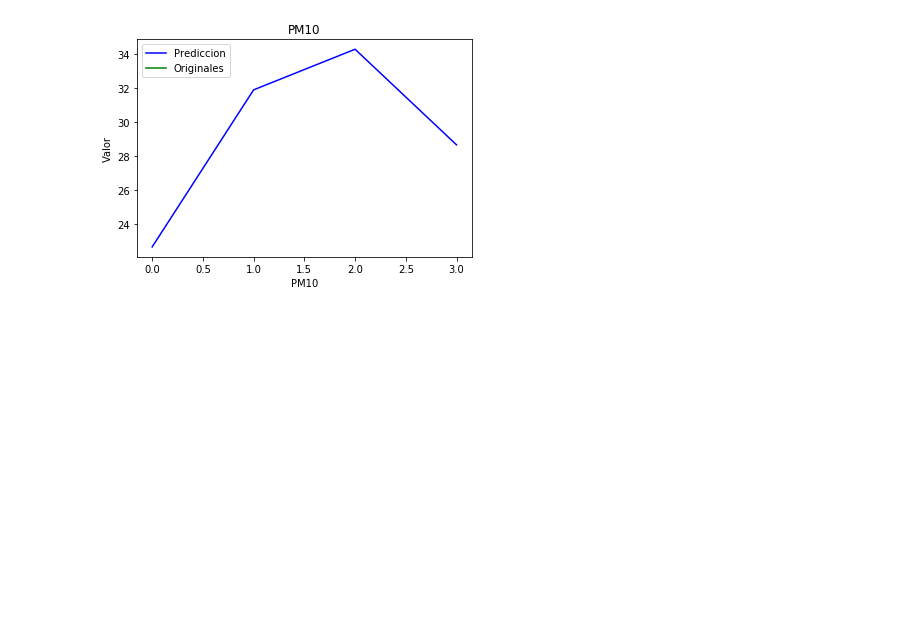
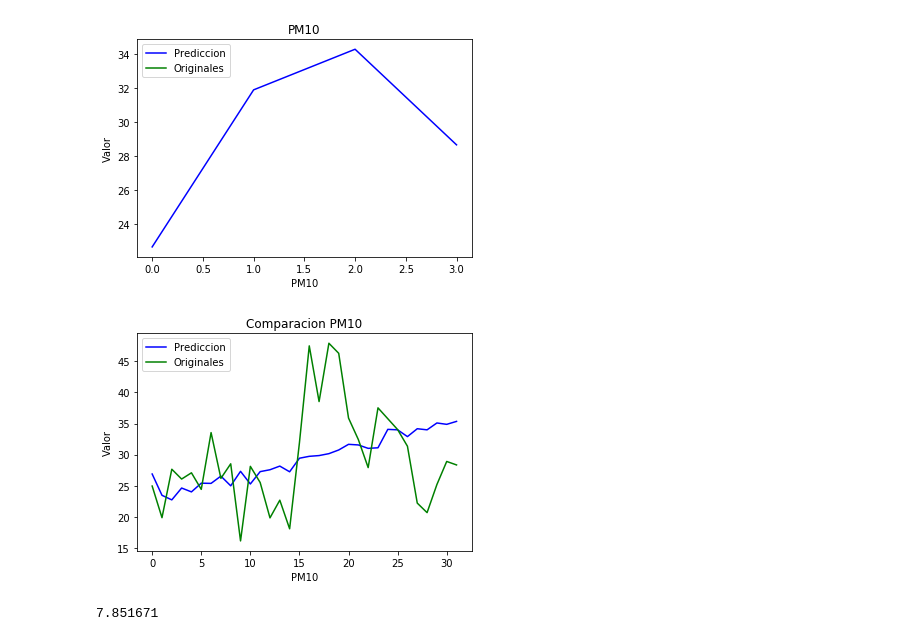
Before and after one commit to cchaparro/LTSM_Cali, a Jupyter notebook: Evaluacion/Evaluacion-flora_porcentaje.ipynb, the cells around one changed output. Drawn from its saved outputs; the diff is of its cells as text; code cells hidden in the pictures; blank space fills up the shorter version.

```diff
--- a/Evaluacion/Evaluacion-flora_porcentaje.ipynb
+++ b/Evaluacion/Evaluacion-flora_porcentaje.ipynb
@@ -142,3 +190,8 @@ dataOriginal=dataOriginal.drop(['Trimestre'], axis=1)
 # %%
 dataOriginalPM10 = pd.read_excel('../PreparacionDatos/FloraTotal_3mes_4V.xlsx' , sheet_name='FloraTotal' ,header=0)
 dataOriginalPM10 = dataOriginalPM10.astype('float32')
+# %%
+dataOriginal_bit = pd.read_excel('../PreparacionDatos/FloraTotal_3mes_pib.xlsx' , sheet_name='FloraTotal' ,header=0)
+#Borro solo columnas sin datos
+
+dataOriginal_bit = dataOriginal_bit.drop(['Unnamed: 0','Unnamed: 0.1','PM10'], axis=1)
@@ -158,3 +233,12 @@ salida=ejecutar_prueba_modelo(dataOriginal[rango_inferior:rango_superior])
 graficar_datos(salida, dataOriginalPM10.iloc[rango_inferior:rango_superior, 1].values)
 # %% [output]
 [figure]
+# %%
+rango_inferior =0
+rango_superior =32
+salida=ejecutar_prueba_modelo_pib(dataOriginal_bit[rango_inferior:rango_superior])
+graficar_datos(salida, dataOriginalPM10.iloc[rango_inferior:rango_superior, 1].values)
+rmse(salida, dataOriginalPM10.iloc[rango_inferior:rango_superior, 1].values)
+# %% [output]
+[figure, added]
+7.851671
```
Also changed, not shown: parts of 4 cells of this notebook, 12 other files.
